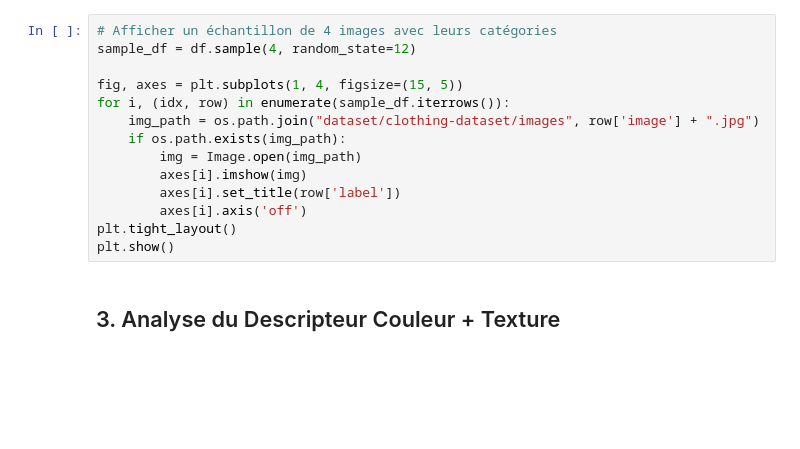
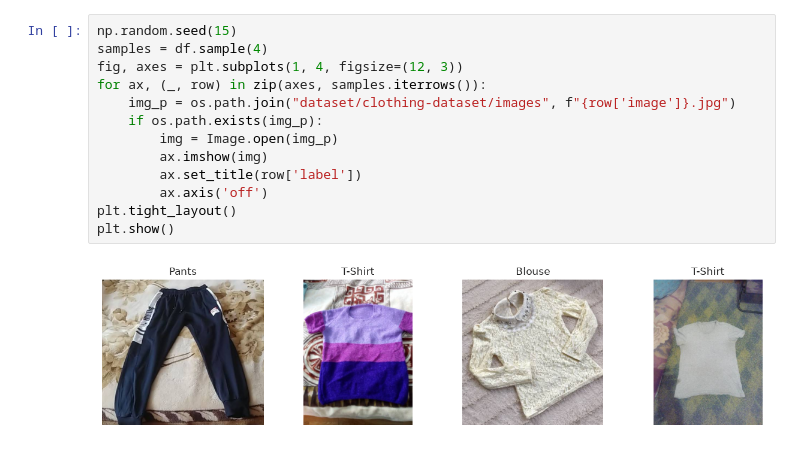
Before and after one commit to neussi/visual_search_engine, a Jupyter notebook: visual_search.ipynb, the cells around one changed output. Cells and saved outputs as stored; diff of their text form; blank space fills up the shorter version.

```diff
--- a/visual_search.ipynb
+++ b/visual_search.ipynb
@@ -33,16 +62,15 @@ plt.show()
 # %%
-# Afficher un échantillon de 4 images avec leurs catégories
-sample_df = df.sample(4, random_state=12)
-
-fig, axes = plt.subplots(1, 4, figsize=(15, 5))
-for i, (idx, row) in enumerate(sample_df.iterrows()):
-    img_path = os.path.join("dataset/clothing-dataset/images", row['image'] + ".jpg")
-    if os.path.exists(img_path):
-        img = Image.open(img_path)
-        axes[i].imshow(img)
-        axes[i].set_title(row['label'])
-        axes[i].axis('off')
+np.random.seed(15)
+samples = df.sample(4)
+fig, axes = plt.subplots(1, 4, figsize=(12, 3))
+for ax, (_, row) in zip(axes, samples.iterrows()):
+    img_p = os.path.join("dataset/clothing-dataset/images", f"{row['image']}.jpg")
+    if os.path.exists(img_p):
+        img = Image.open(img_p)
+        ax.imshow(img)
+        ax.set_title(row['label'])
+        ax.axis('off')
 plt.tight_layout()
 plt.show()
+# %% [output]
+[figure, added]
-# %% [markdown]
-## 3. Analyse du Descripteur Couleur + Texture
```
Also changed, not shown: parts of 18 cells of this notebook, 9 other files.
